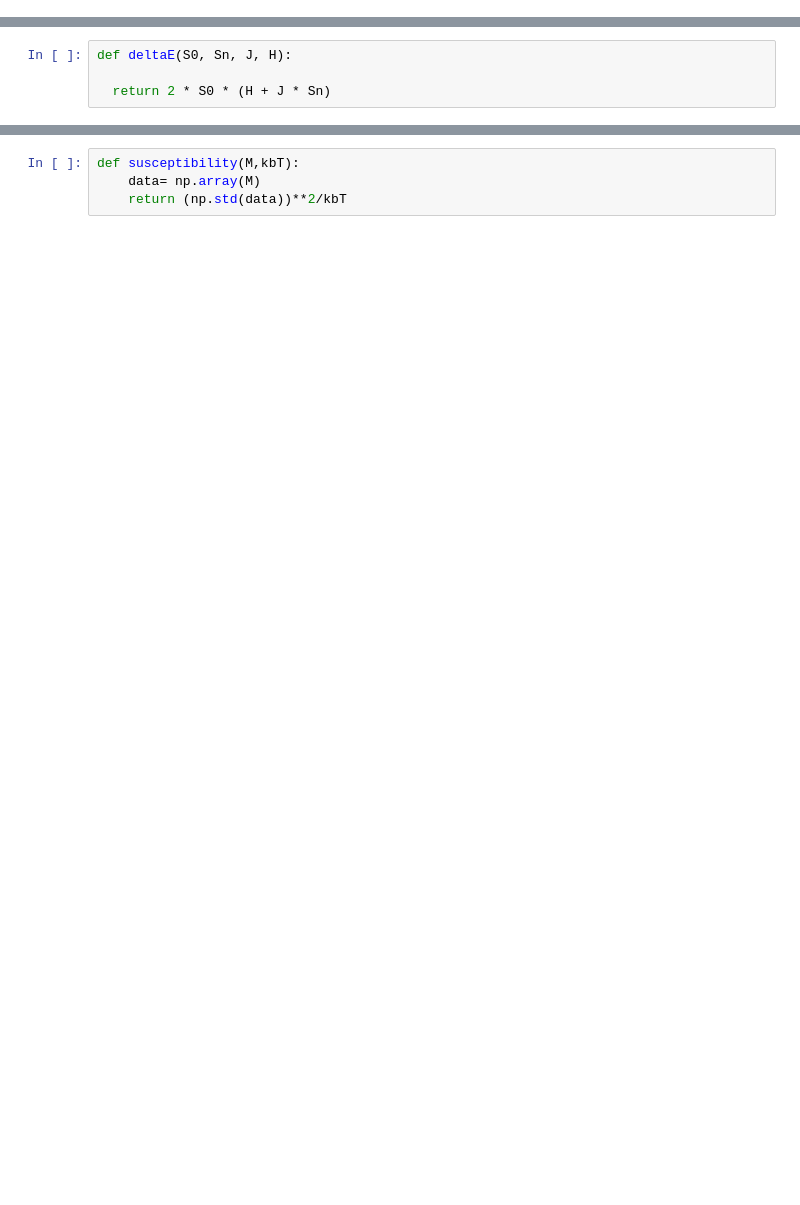
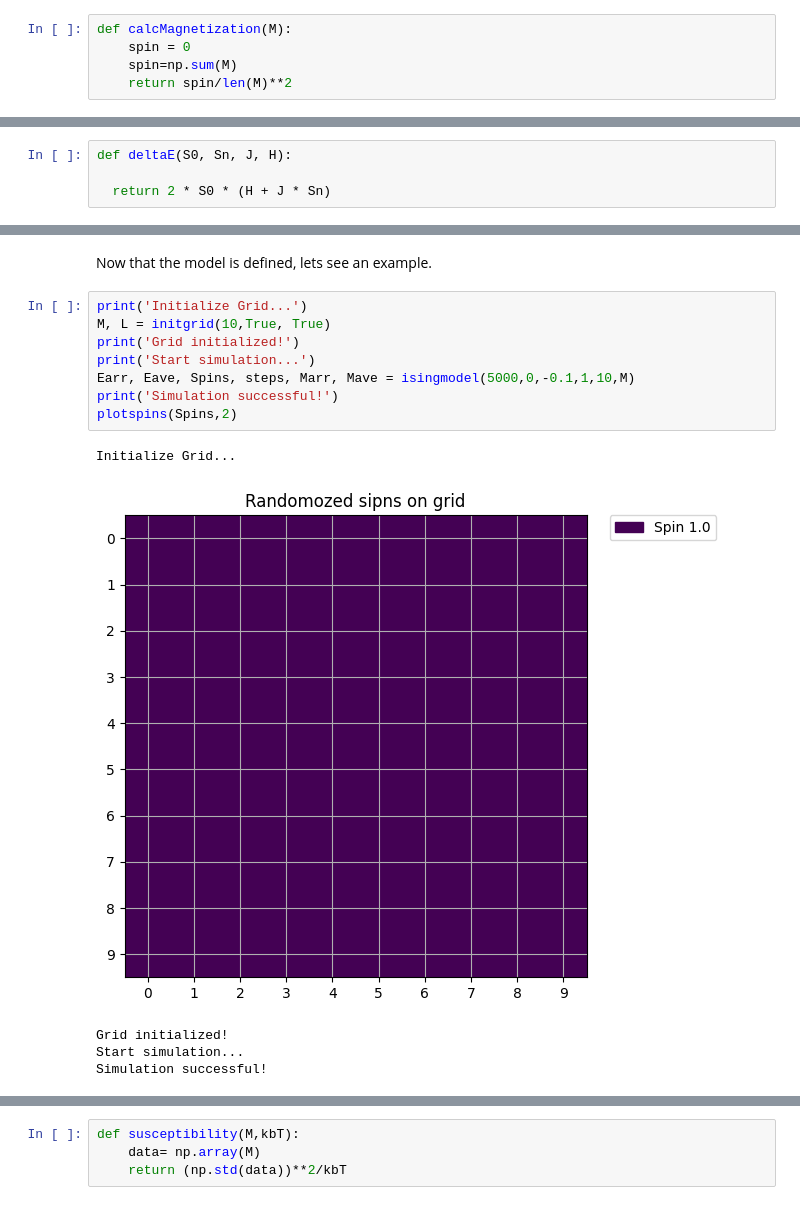
Before and after one commit to axelkat/statfmc, a Jupyter notebook: isingmodel.ipynb, the cells around one changed output, grey strips where cells are left out. Saved outputs shown, nothing was run; the diff lists cells and outputs as text; blank space fills up the shorter version.

```diff
--- a/isingmodel.ipynb
+++ b/isingmodel.ipynb
@@ -45,2 +42,7 @@ def calcMagnetization(M):
+# %%
+def calcMagnetization(M):
+    spin = 0
+    spin=np.sum(M)
+    return spin/len(M)**2
 # %%
 def earlystopping(array, delta, index):
@@ -95,0 +107,16 @@ def isingmodel (
+# %% [markdown]
+Now that the model is defined, lets see an example.
+# %%
+print('Initialize Grid...')
+M, L = initgrid(10,True, True)
+print('Grid initialized!')
+print('Start simulation...')
+Earr, Eave, Spins, steps, Marr, Mave = isingmodel(5000,0,-0.1,1,10,M)
+print('Simulation successful!')
+plotspins(Spins,2)
+# %% [output]
+Initialize Grid...
+[figure, added]
+Grid initialized!
+Start simulation...
+Simulation successful!
```
Also changed, not shown: parts of 15 cells of this notebook.
